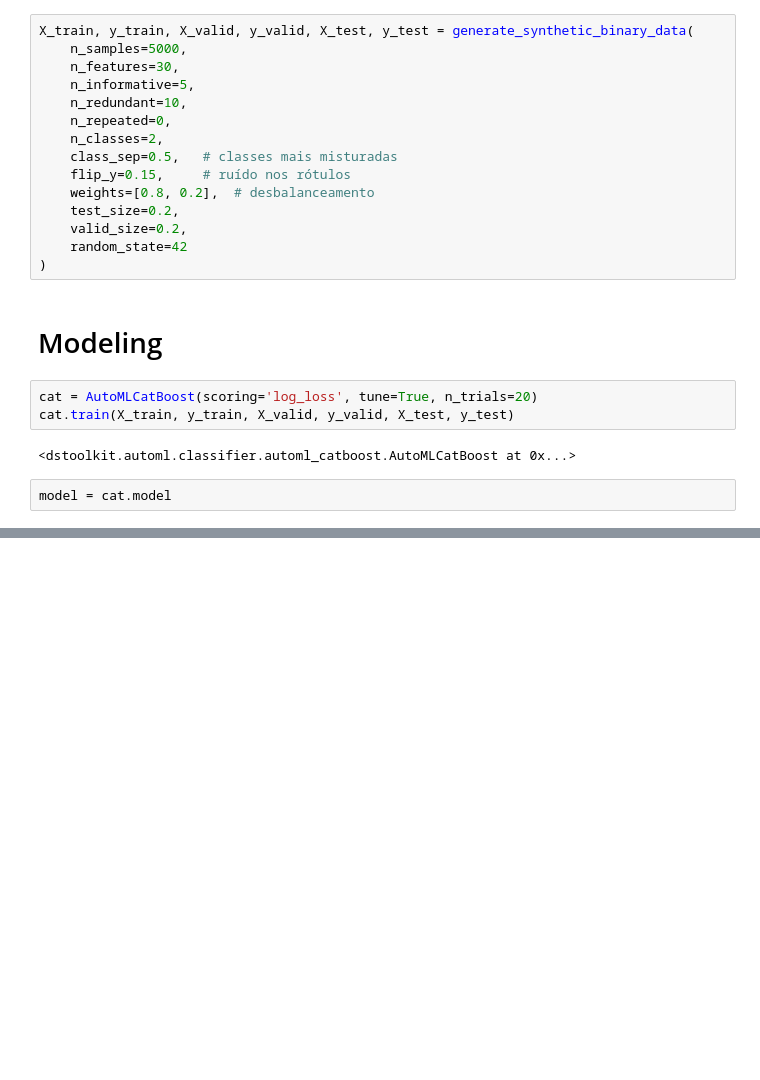
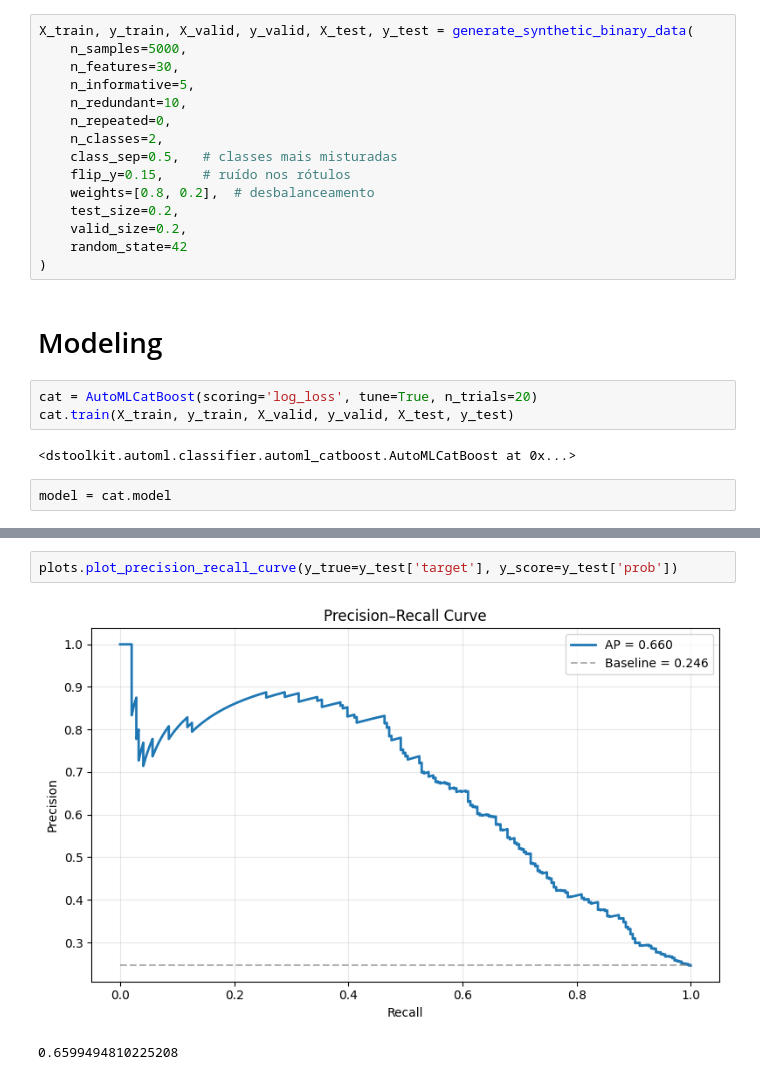
Before and after one commit to juniorcl/data-science-toolkit, a Jupyter notebook: notebooks/model_analysis/classifier_analysis.ipynb, the cells around one changed output, grey strips where cells are left out. Drawn from its saved outputs; the diff is of its cells as text; blank space fills up the shorter version.

```diff
--- a/notebooks/model_analysis/classifier_analysis.ipynb
+++ b/notebooks/model_analysis/classifier_analysis.ipynb
@@ -177,0 +122,5 @@ X_train.shape
+# %%
+plots.plot_precision_recall_curve(y_true=y_test['target'], y_score=y_test['prob'])
+# %% [output]
+[figure, added]
+0.6599494810225208
```
Also changed, not shown: parts of 7 cells of this notebook, 3 other files.
